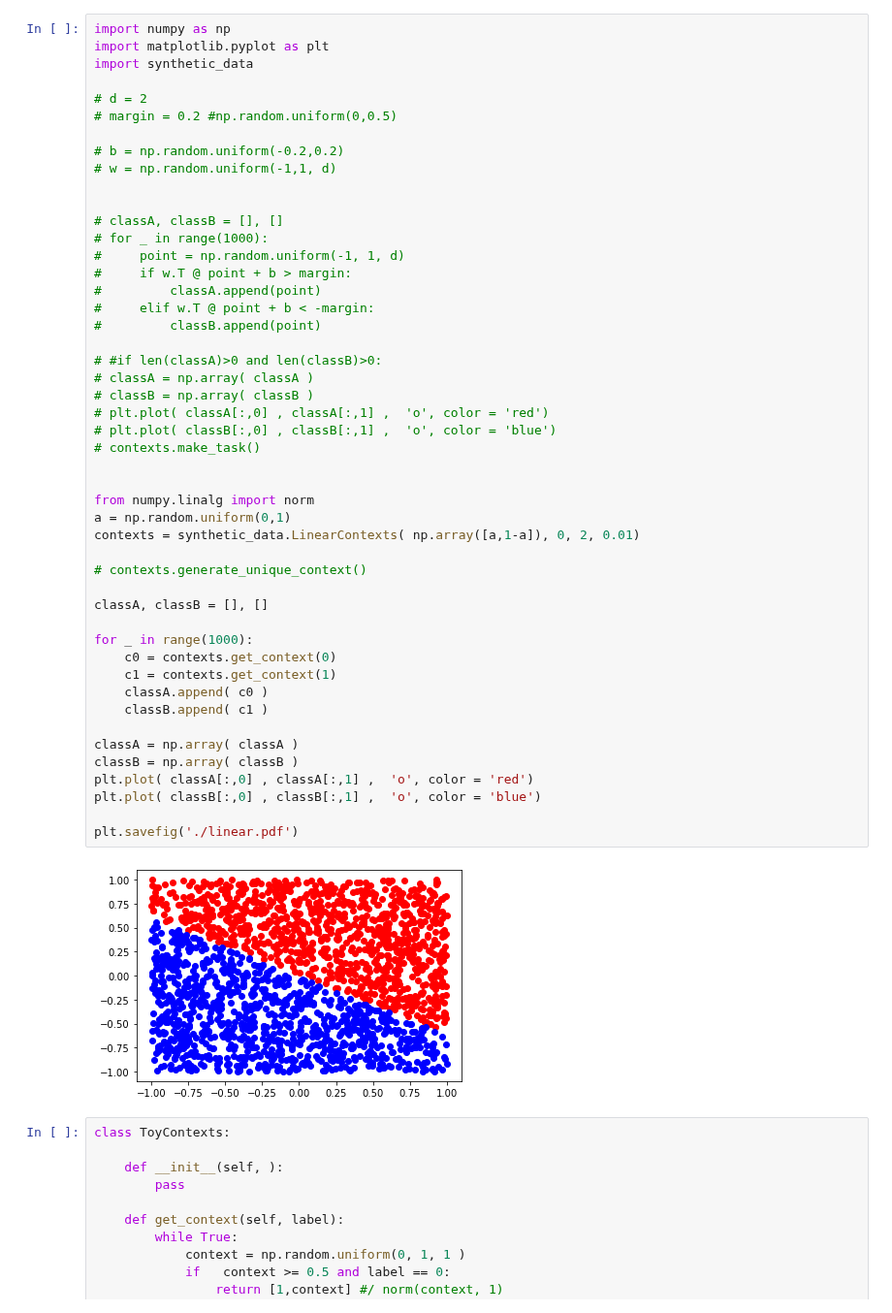
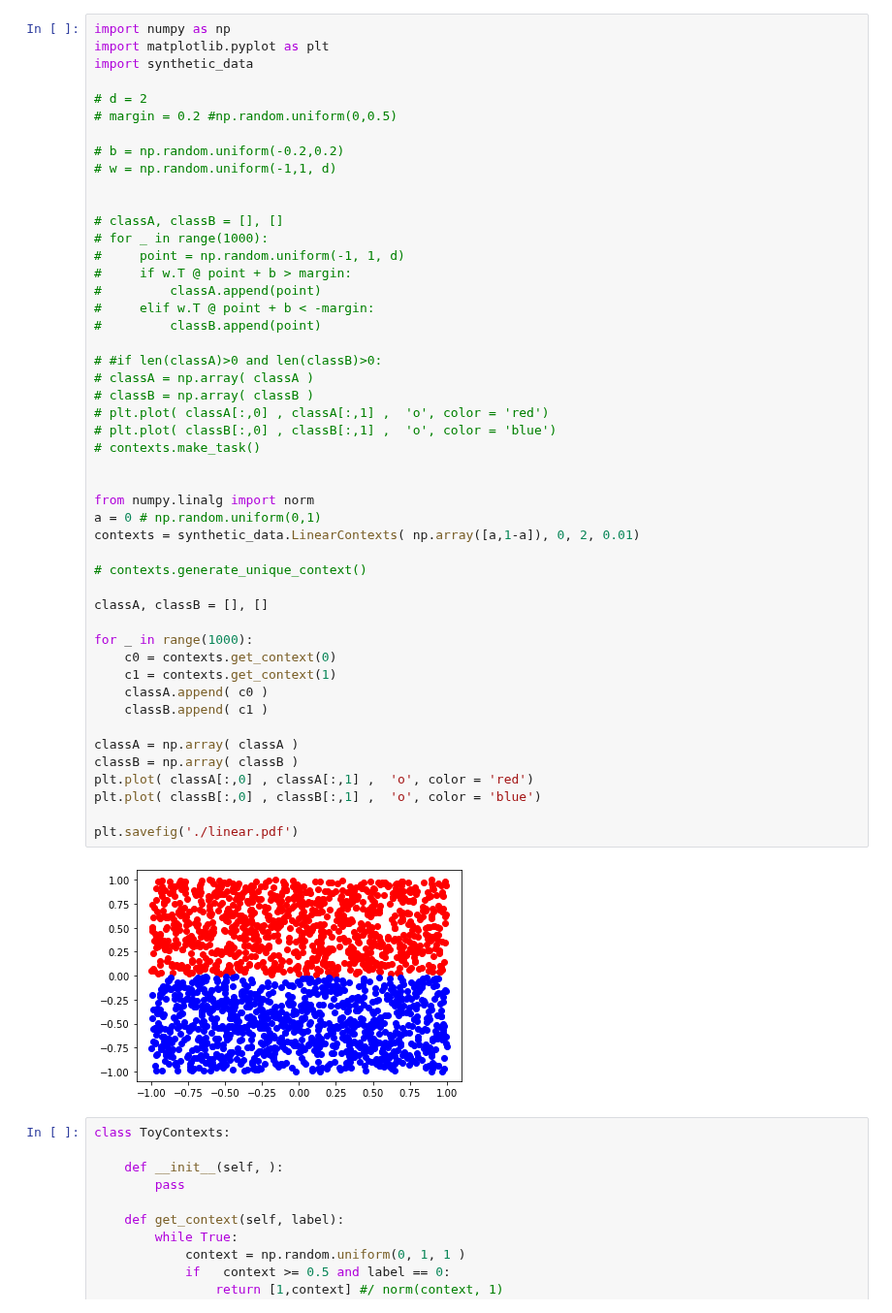
Before and after one commit to MaxHeuillet/partial-monitoring-algos, a Jupyter notebook: partial_monitoring/synthetic_data.ipynb, the cells around one changed output. Shown at 97% size. Saved outputs shown, nothing was run; the diff lists cells and outputs as text.

```diff
--- a/partial_monitoring/synthetic_data.ipynb
+++ b/partial_monitoring/synthetic_data.ipynb
@@ -19,35 +19,35 @@ import synthetic_data
 #         classB.append(point)
 
 # #if len(classA)>0 and len(classB)>0:
 # classA = np.array( classA )
 # classB = np.array( classB )
 # plt.plot( classA[:,0] , classA[:,1] ,  'o', color = 'red')
 # plt.plot( classB[:,0] , classB[:,1] ,  'o', color = 'blue')
 # contexts.make_task()
 
 
 from numpy.linalg import norm
-a = np.random.uniform(0,1)
+a = 0 # np.random.uniform(0,1)
 contexts = synthetic_data.LinearContexts( np.array([a,1-a]), 0, 2, 0.01)
 
 # contexts.generate_unique_context()
 
 classA, classB = [], []
 
 for _ in range(1000):
     c0 = contexts.get_context(0)
     c1 = contexts.get_context(1)
     classA.append( c0 )
     classB.append( c1 )
 
 classA = np.array( classA )
 classB = np.array( classB )
 plt.plot( classA[:,0] , classA[:,1] ,  'o', color = 'red')
 plt.plot( classB[:,0] , classB[:,1] ,  'o', color = 'blue')
 
 plt.savefig('./linear.pdf')
 # %% [output]
-[figure, old version]
+[figure, new version]
 # %%
 class ToyContexts:
 
```
Also changed, not shown: 2 other files.
